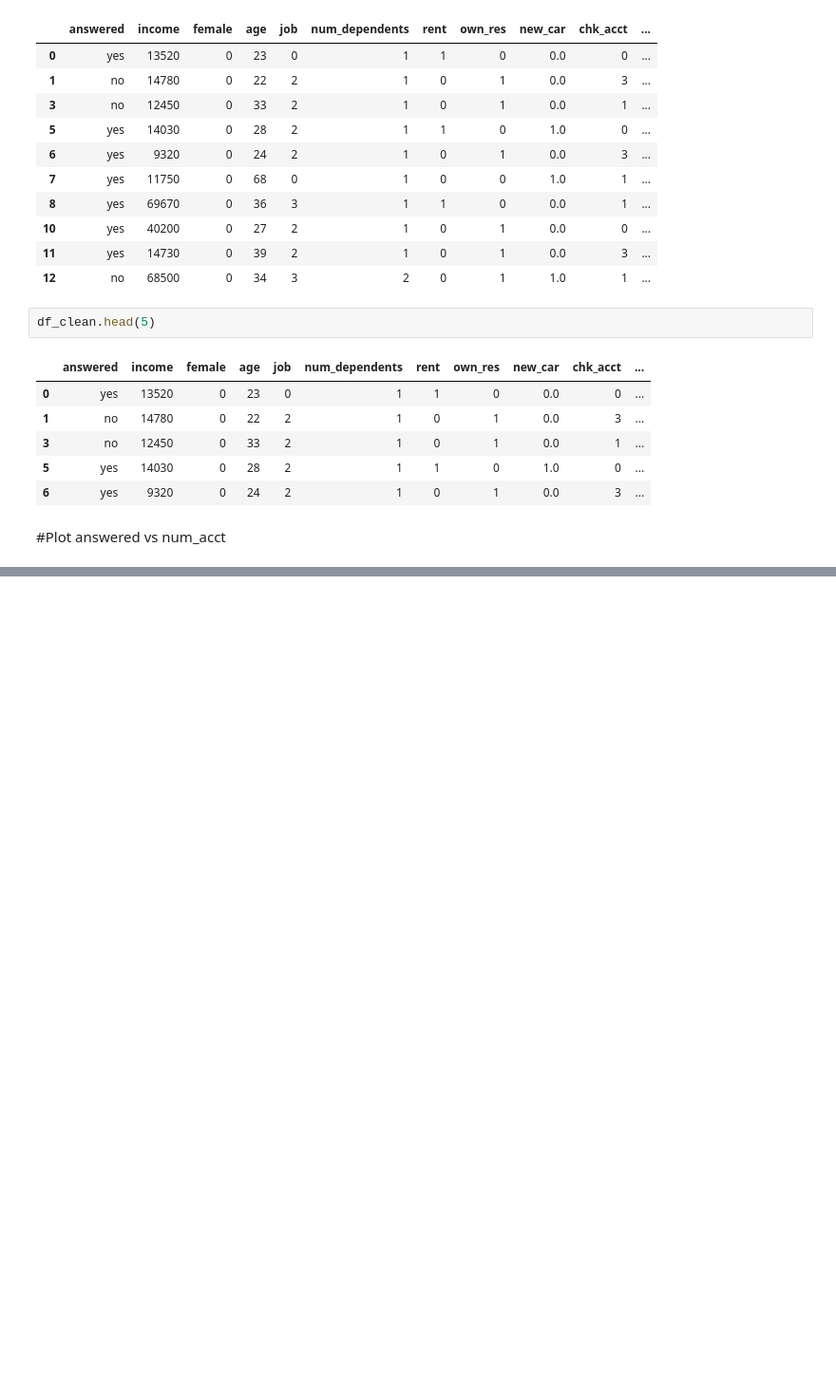
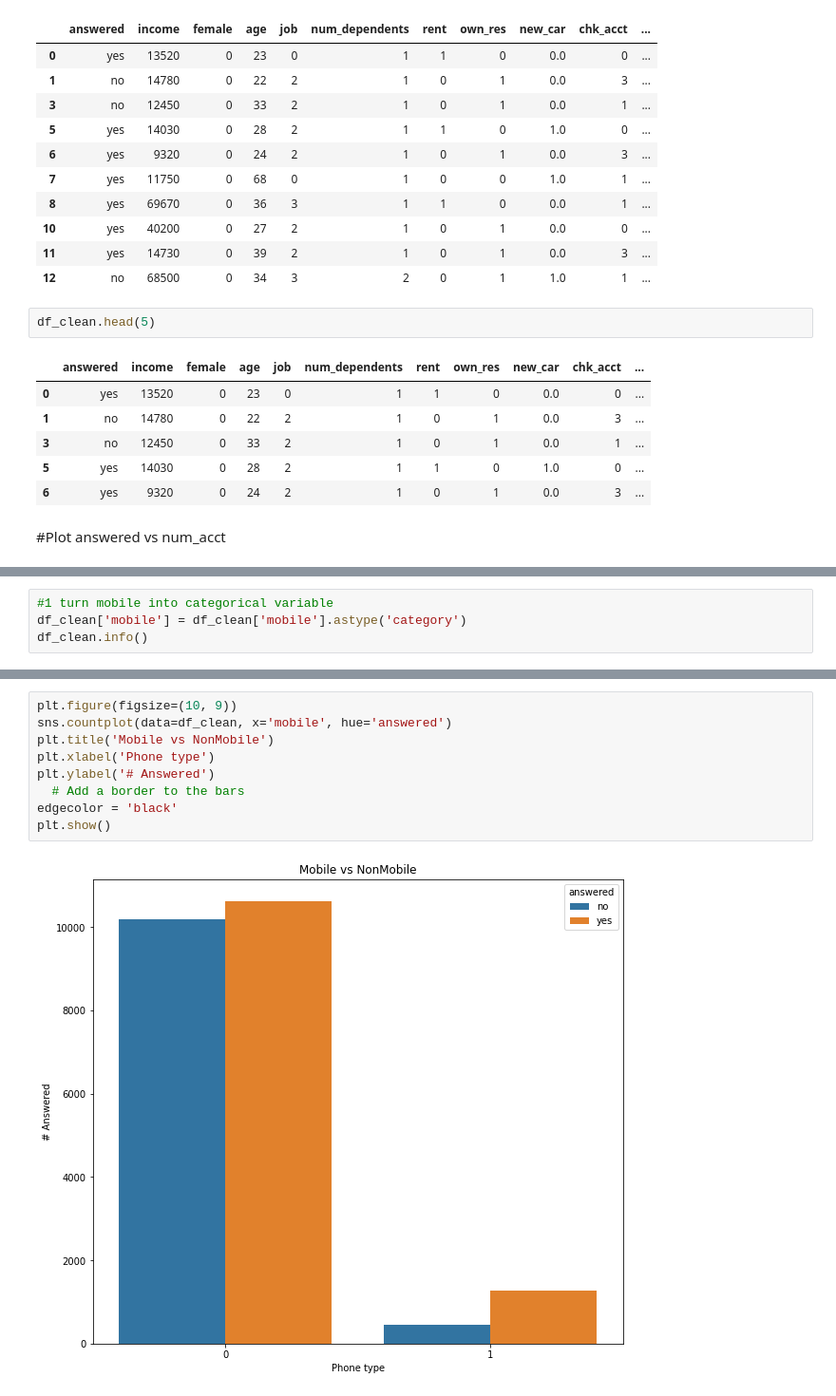
Before and after one commit to Kinzibarn/IS_4487, a Jupyter notebook: wk8_9_KB.ipynb, the cells around one changed output, grey strips where cells are left out. Shown at 95% size. Cells and saved outputs as stored; diff of their text form; blank space fills up the shorter version.

```diff
--- a/wk8_9_KB.ipynb
+++ b/wk8_9_KB.ipynb
@@ -198,0 +201,4 @@ plt.show()
+# %%
+#1 turn mobile into categorical variable
+df_clean['mobile'] = df_clean['mobile'].astype('category')
+df_clean.info()
@@ -198,0 +233,11 @@ plt.show()
+# %%
+plt.figure(figsize=(10, 9))
+sns.countplot(data=df_clean, x='mobile', hue='answered')
+plt.title('Mobile vs NonMobile')
+plt.xlabel('Phone type')
+plt.ylabel('# Answered')
+  # Add a border to the bars
+edgecolor = 'black'
+plt.show()
+# %% [output]
+[figure, added]
```
Also changed, not shown: parts of 4 cells of this notebook.
